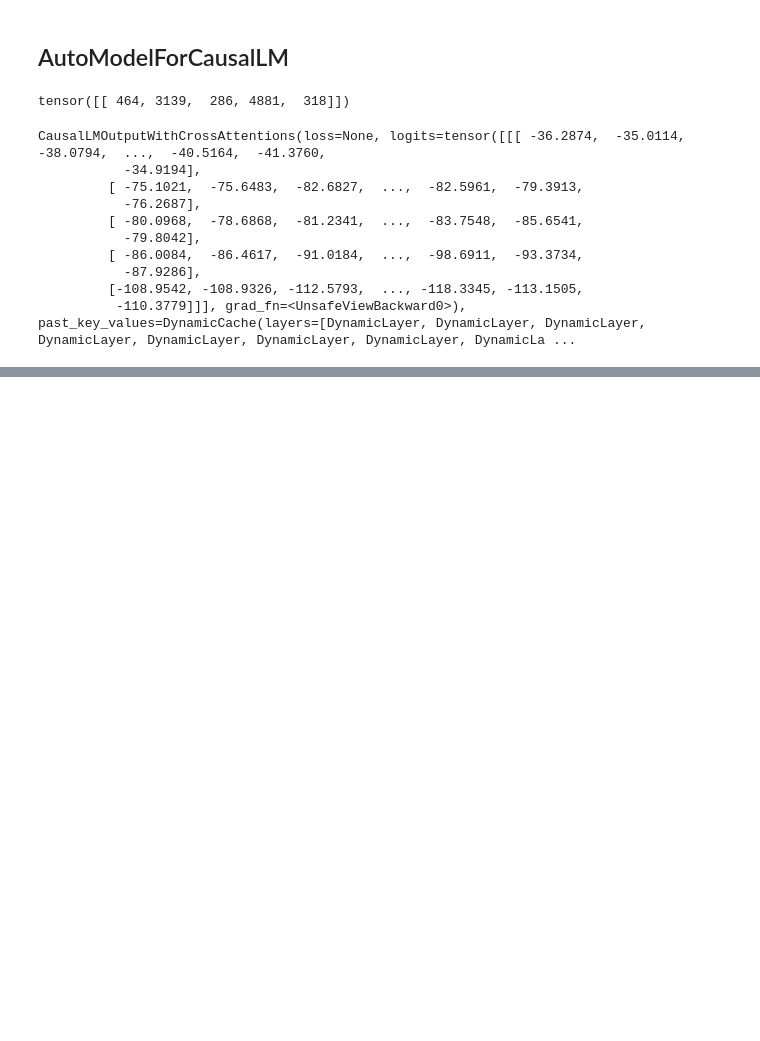
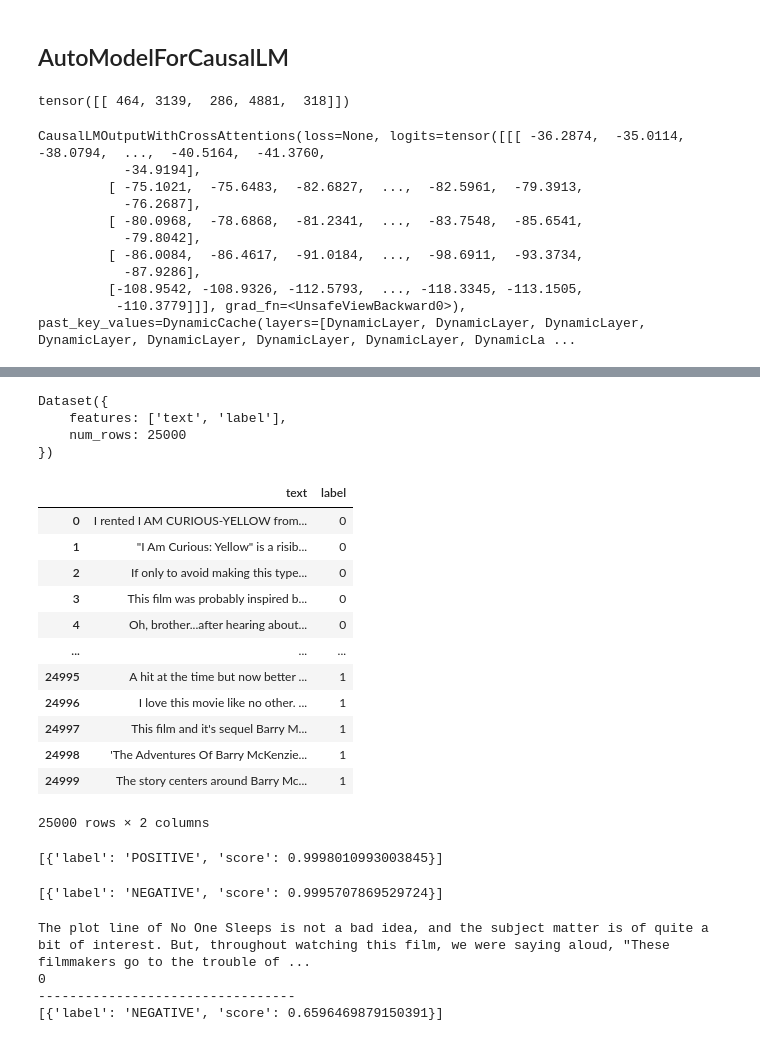
Before and after one commit to IrfanKpm/ai-with-huggingface, a Jupyter notebook: ch01_transformers.ipynb, the cells around one changed output, grey strips where cells are left out. Cells and saved outputs as stored; diff of their text form; code cells hidden in the pictures; blank space fills up the shorter version.

```diff
--- a/ch01_transformers.ipynb
+++ b/ch01_transformers.ipynb
@@ -157,0 +224,4 @@ CausalLMOutputWithCrossAttentions(loss=None, logits=tensor([[[ -36.2874,  -35.01
+# %%
+from datasets import load_dataset
+
+ds = load_dataset("stanfordnlp/imdb")
@@ -157,0 +252,7 @@ CausalLMOutputWithCrossAttentions(loss=None, logits=tensor([[[ -36.2874,  -35.01
+# %%
+ds['train']
+# %% [output]
+Dataset({
+    features: ['text', 'label'],
+    num_rows: 25000
+})
@@ -157,0 +261,18 @@ CausalLMOutputWithCrossAttentions(loss=None, logits=tensor([[[ -36.2874,  -35.01
+# %%
+dataset = ds['train'].to_pandas()
+
+dataset
+# %% [output]
+|  | text | label |
+| 0 | I rented I AM CURIOUS-YELLOW from... | 0 |
+| 1 | "I Am Curious: Yellow" is a risib... | 0 |
+| 2 | If only to avoid making this type... | 0 |
+| 3 | This film was probably inspired b... | 0 |
+| 4 | Oh, brother...after hearing about... | 0 |
+| ... | ... | ... |
+| 24995 | A hit at the time but now better ... | 1 |
+| 24996 | I love this movie like no other. ... | 1 |
+| 24997 | This film and it's sequel Barry M... | 1 |
+| 24998 | 'The Adventures Of Barry McKenzie... | 1 |
+| 24999 | The story centers around Barry Mc... | 1 |
+25000 rows × 2 columns
@@ -157,0 +286,25 @@ CausalLMOutputWithCrossAttentions(loss=None, logits=tensor([[[ -36.2874,  -35.01
+# %%
+text = "I really love machine learning!"
+
+result = classifier(text)
+print(result)
+# %% [output]
+[{'label': 'POSITIVE', 'score': 0.9998010993003845}]
+# %%
+text = "This day is terrible"
+
+result = classifier(text)
+print(result)
+# %% [output]
+[{'label': 'NEGATIVE', 'score': 0.9995707869529724}]
+# %%
+print(dataset.iloc[256].text)
+print(dataset.iloc[256].label)
+print("---------------------------------")
+result = classifier(dataset.iloc[256].text)
+print(result)
+# %% [output]
+The plot line of No One Sleeps is not a bad idea, and the subject matter is of quite a bit of interest. But, throughout watching this film, we were saying aloud, "These filmmakers go to the trouble of ...
+0
+---------------------------------
+[{'label': 'NEGATIVE', 'score': 0.6596469879150391}]
```
Also changed, not shown: parts of 15 cells of this notebook.
